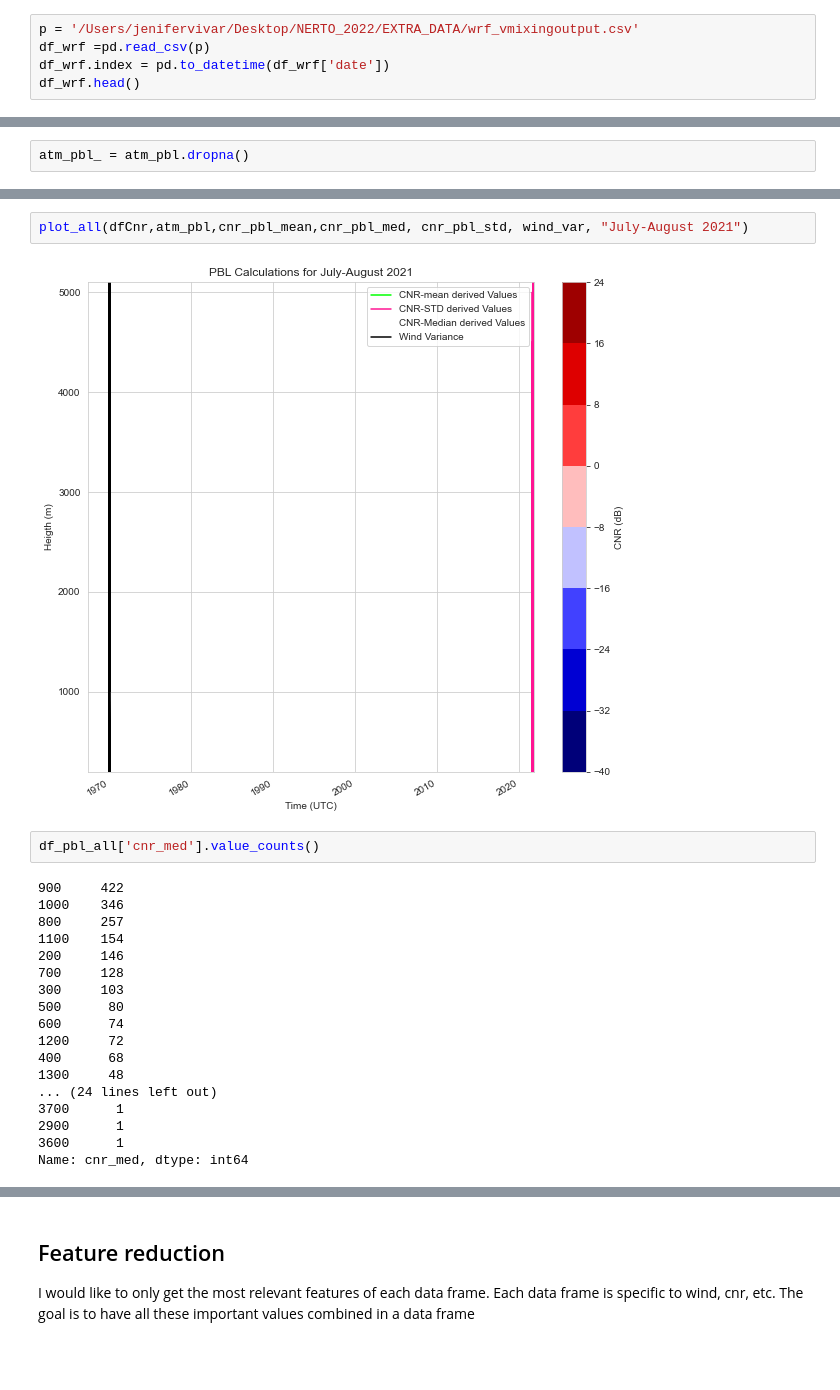
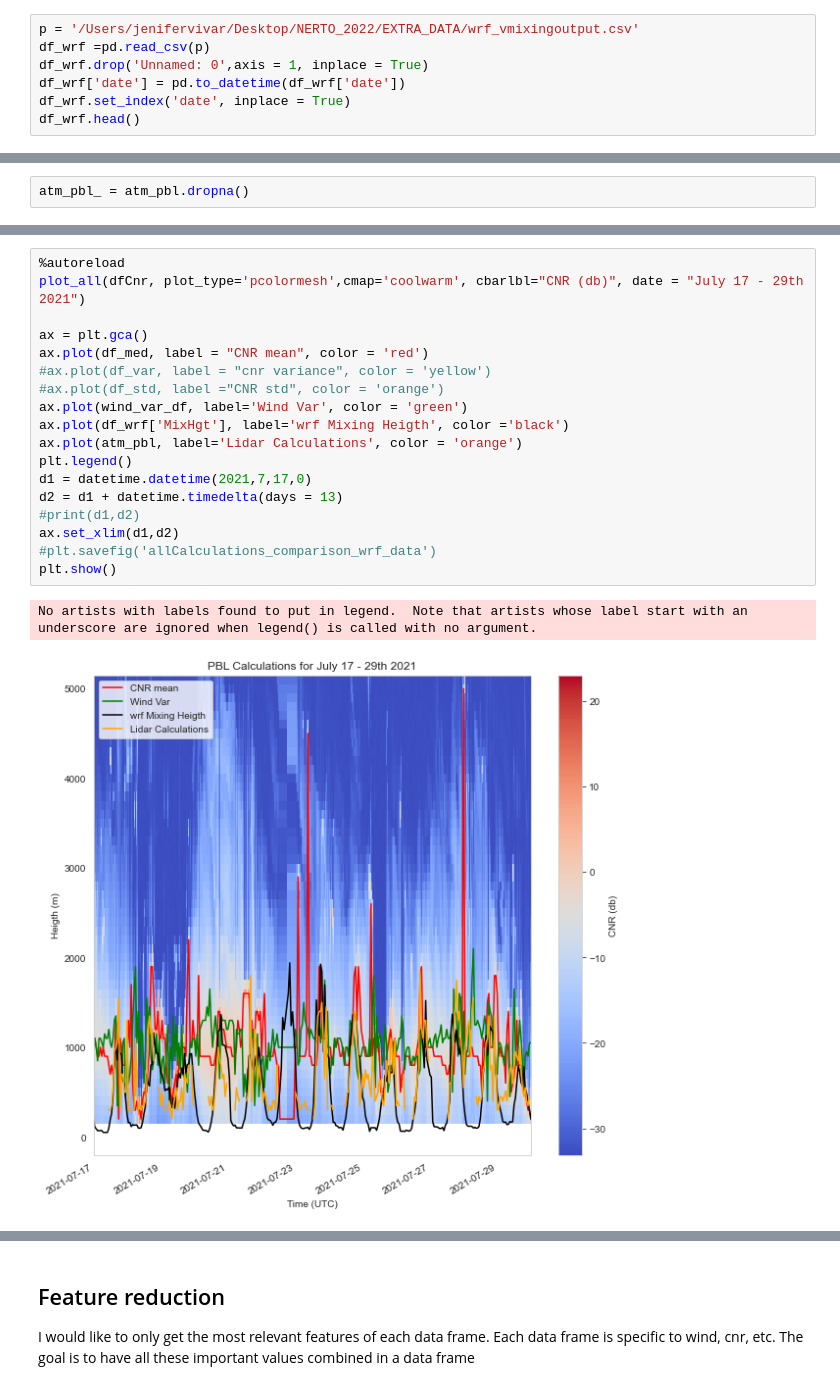
Before and after one commit to jvivar2383/NOAA_PBLH, a Jupyter notebook: Notebooks/data_Exploration.ipynb, the cells around one changed output, grey strips where cells are left out. Saved outputs shown, nothing was run; the diff lists cells and outputs as text; blank space fills up the shorter version.

```diff
--- a/Notebooks/data_Exploration.ipynb
+++ b/Notebooks/data_Exploration.ipynb
@@ -135,5 +225,7 @@ dfWind .plot(style = '.', legend = False)
 # %%
 p = '/Users/jenifervivar/Desktop/NERTO_2022/EXTRA_DATA/wrf_vmixingoutput.csv'
 df_wrf =pd.read_csv(p)
-df_wrf.index = pd.to_datetime(df_wrf['date'])
+df_wrf.drop('Unnamed: 0',axis = 1, inplace = True)
+df_wrf['date'] = pd.to_datetime(df_wrf['date'])
+df_wrf.set_index('date', inplace = True)
 df_wrf.head()
@@ -274,24 +500,21 @@ NameError: name 'july17_cnr' is not defined
-# %%
-plot_all(dfCnr,atm_pbl,cnr_pbl_mean,cnr_pbl_med, cnr_pbl_std, wind_var, "July-August 2021")
-# %% [output]
-[figure, removed]
-# %%
-df_pbl_all['cnr_med'].value_counts()
-# %% [output]
-900     422
-1000    346
-800     257
-1100    154
-200     146
-700     128
-300     103
-500      80
-600      74
-1200     72
-400      68
-1300     48
-... (24 lines left out)
-3700      1
-2900      1
-3600      1
-Name: cnr_med, dtype: int64
+# %%
+%autoreload
+plot_all(dfCnr, plot_type='pcolormesh',cmap='coolwarm', cbarlbl="CNR (db)", date = "July 17 - 29th 2021")
+
+ax = plt.gca()
+ax.plot(df_med, label = "CNR mean", color = 'red')
+#ax.plot(df_var, label = "cnr variance", color = 'yellow')
+#ax.plot(df_std, label ="CNR std", color = 'orange')
+ax.plot(wind_var_df, label='Wind Var', color = 'green')
+ax.plot(df_wrf['MixHgt'], label='wrf Mixing Heigth', color ='black')
+ax.plot(atm_pbl, label='Lidar Calculations', color = 'orange')
+plt.legend()
+d1 = datetime.datetime(2021,7,17,0)
+d2 = d1 + datetime.timedelta(days = 13)
+#print(d1,d2)
+ax.set_xlim(d1,d2)
+#plt.savefig('allCalculations_comparison_wrf_data')
+plt.show()
+# %% [output]
+No artists with labels found to put in legend.  Note that artists whose label start with an underscore are ignored when legend() is called with no argument.
+[figure, added]
```
Also changed, not shown: parts of 42 cells of this notebook, 5 other files.
